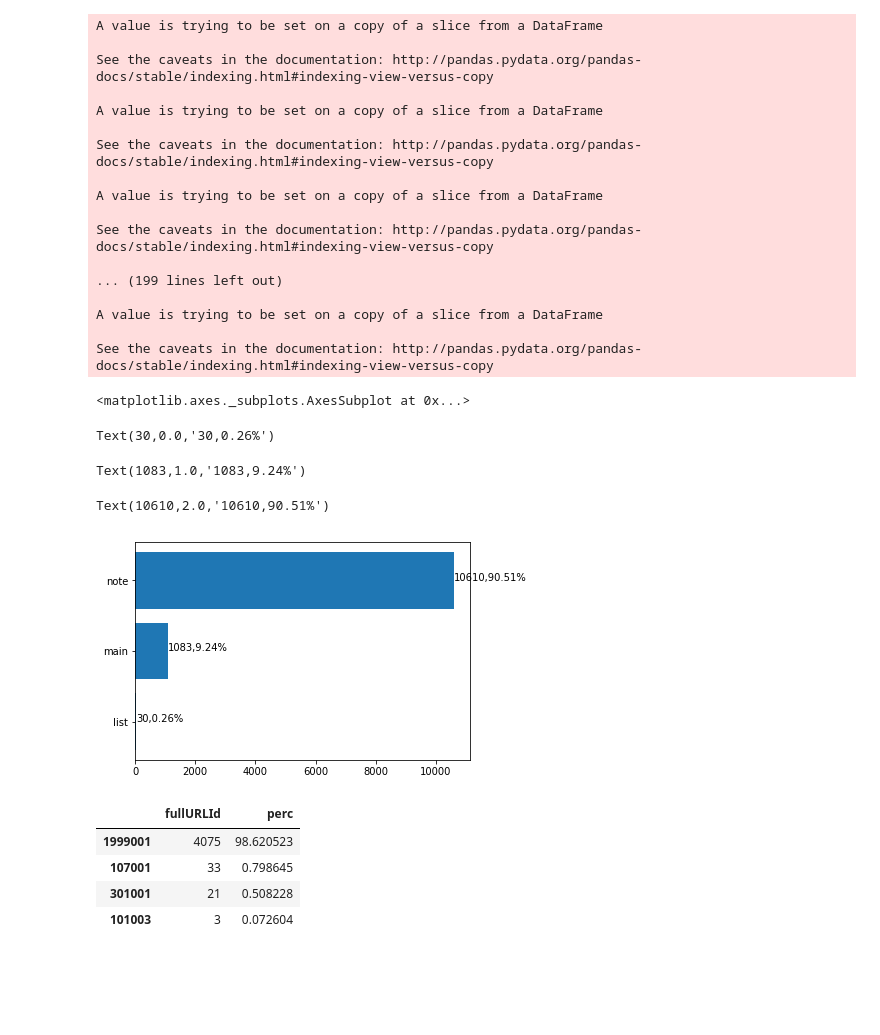
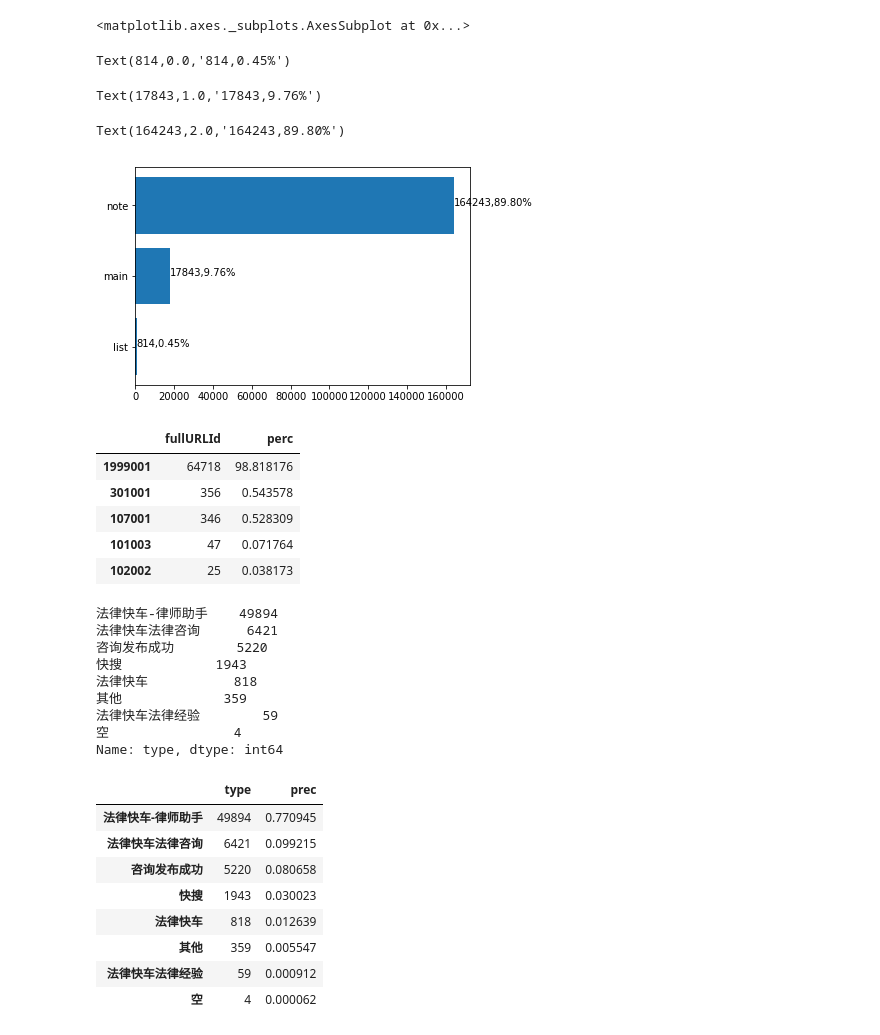
Before and after one commit to longfengpili/Python-Practice-of-Data-Analysis-and-Mining, a Jupyter notebook: chapter12电子商务网站的用户行为分析及服务推荐.ipynb, the cells around one changed output. Cells and saved outputs as stored; diff of their text form; code cells hidden in the pictures; blank space fills up the shorter version.

```diff
--- a/chapter12电子商务网站的用户行为分析及服务推荐.ipynb
+++ b/chapter12电子商务网站的用户行为分析及服务推荐.ipynb
@@ -71,49 +62,31 @@ Text(25650,8.0,'25650,97.04%')
 # %%
 import pymysql
 conn = pymysql.Connect(host = '127.0.0.1', port = 3306, user = 'longfengpili', passwd = 'mysql@123456', db = 'chapter12', charset="utf8")
-data = pd.read_sql('select * from all_gzdata',conn,chunksize=1000)
+data = pd.read_sql('select * from all_gzdata',conn,chunksize=10000)
 
 def count107(i):
     j = i[['fullURL']][i['fullURLId'].str.contains('107')].copy()
-    j['type'] = np.nan
+    j['type'] = 'error'
     j['type'][j['fullURL'].str.contains('info/.*?/')] = 'main'
     j['type'][j['fullURL'].str.contains('info/.*?.html')] = 'list'
     j['type'][j['fullURL'].str.contains('info/.*?/\d+_*\d+.html')] = 'note'
 
-    return j['type'].value_counts()
-counts2 = [count107(i) for i in data]
-
+    return j
+counts2 = [count107(i)['type'].value_counts() for i in data]
 counts2_1 = pd.concat(counts2).groupby(level=0).sum().sort_values()
 counts2_2 = counts2_1/counts2_1.sum()
 fig,axes = plt.subplots(1,1)
 axes
 a = axes.barh(counts2_1.index,counts2_1.values)
 # b = axes[1].bar(counts_2.index,counts_2.values)
 for i in range(len(a)):
     plt.text(a[i].get_x()+a[i].get_width(),a[i].get_y()+a[i].get_height()/2,'{},{:.2%}'.format(counts2_1.values[i],counts2_2.values[i]))
 # %% [output]
-A value is trying to be set on a copy of a slice from a DataFrame
-
-See the caveats in the documentation: http://pandas.pydata.org/pandas-docs/stable/indexing.html#indexing-view-versus-copy
-
-A value is trying to be set on a copy of a slice from a DataFrame
-
-See the caveats in the documentation: http://pandas.pydata.org/pandas-docs/stable/indexing.html#indexing-view-versus-copy
-
-A value is trying to be set on a copy of a slice from a DataFrame
-
-See the caveats in the documentation: http://pandas.pydata.org/pandas-docs/stable/indexing.html#indexing-view-versus-copy
-
-... (199 lines left out)
-
-A value is trying to be set on a copy of a slice from a DataFrame
-
-See the caveats in the documentation: http://pandas.pydata.org/pandas-docs/stable/indexing.html#indexing-view-versus-copy
+<matplotlib.axes._subplots.AxesSubplot at 0x...>
-<matplotlib.axes._subplots.AxesSubplot at 0x...>
+Text(814,0.0,'814,0.45%')
-Text(30,0.0,'30,0.26%')
+Text(17843,1.0,'17843,9.76%')
-Text(1083,1.0,'1083,9.24%')
+Text(164243,2.0,'164243,89.80%')
-Text(10610,2.0,'10610,90.51%')
-[figure, old version]
+[figure, new version]
 # %%
 import pymysql
 conn = pymysql.Connect(host = '127.0.0.1', port = 3306, user = 'longfengpili', passwd = 'mysql@123456', db = 'chapter12', charset='utf8')
@@ -134,10 +107,11 @@ df1.sort_values(by='fullURLId',ascending=False,inplace=True)
 df1
 # %% [output]
 |  | fullURLId | perc |
-| 1999001 | 4075 | 98.620523 |
-| 107001 | 33 | 0.798645 |
-| 301001 | 21 | 0.508228 |
-| 101003 | 3 | 0.072604 |
+| 1999001 | 64718 | 98.818176 |
+| 301001 | 356 | 0.543578 |
+| 107001 | 346 | 0.528309 |
+| 101003 | 47 | 0.071764 |
+| 102002 | 25 | 0.038173 |
 # %%
 #-----* 4 *----- 统计199类型中的具体类型占比
 # conn = pymysql.Connect(host = '127.0.0.1', port = 3306, user = 'longfengpili', passwd = 'mysql@123456', db = 'chapter12', charset='utf8')
@@ -170,3 +144,27 @@ d2 = counts4[counts4['type']==u'其他']
 # print(d2)
 d2.to_sql(name='199elsePercentage',con=engine,if_exists='append',index=False)
 # DataFrame(d2).to_sql(name='199elsePercentage',con=engine,if_exists='append',index=False)
+# %% [output]
+法律快车-律师助手    49894
+法律快车法律咨询      6421
+咨询发布成功        5220
+快搜            1943
+法律快车           818
+其他             359
+法律快车法律经验        59
+空                4
+Name: type, dtype: int64
+# %%
+d1_1 = DataFrame(d1)  #d1.to_frame()
+d1_1['prec'] = d1_1['type']/d1_1['type'].sum()
+d1_1.sort_values(by='type',ascending=False)
+# %% [output]
+|  | type | prec |
+| 法律快车-律师助手 | 49894 | 0.770945 |
+| 法律快车法律咨询 | 6421 | 0.099215 |
+| 咨询发布成功 | 5220 | 0.080658 |
+| 快搜 | 1943 | 0.030023 |
+| 法律快车 | 818 | 0.012639 |
+| 其他 | 359 | 0.005547 |
+| 法律快车法律经验 | 59 | 0.000912 |
+| 空 | 4 | 0.000062 |
```
Also changed, not shown: parts of 5 cells of this notebook.
